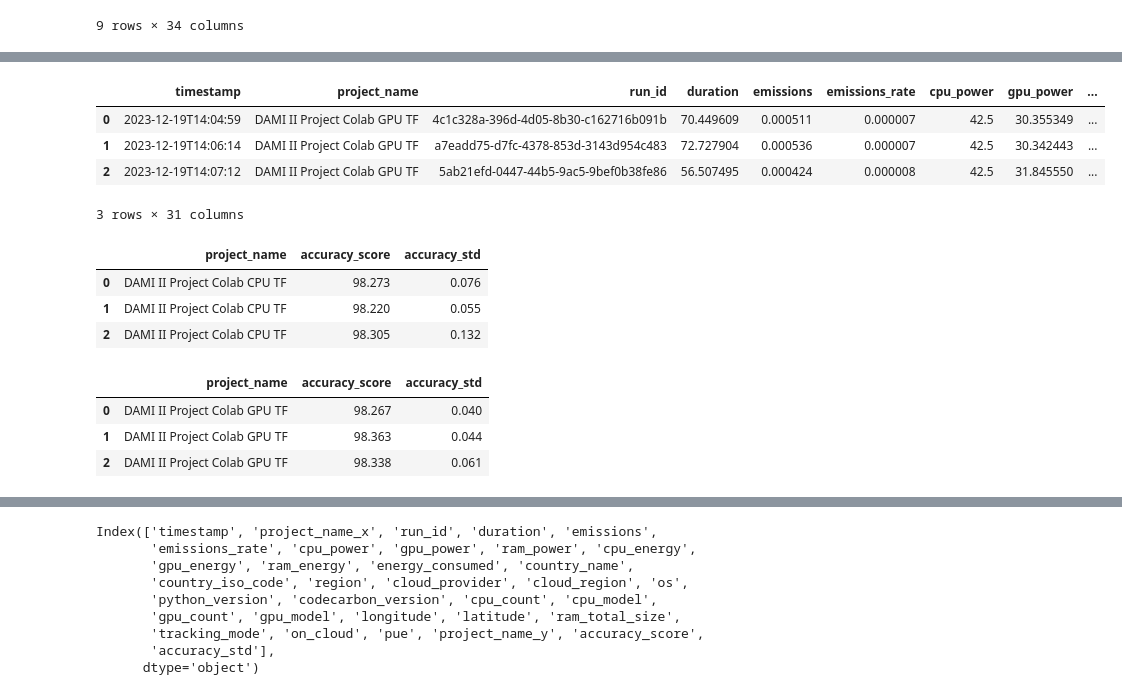
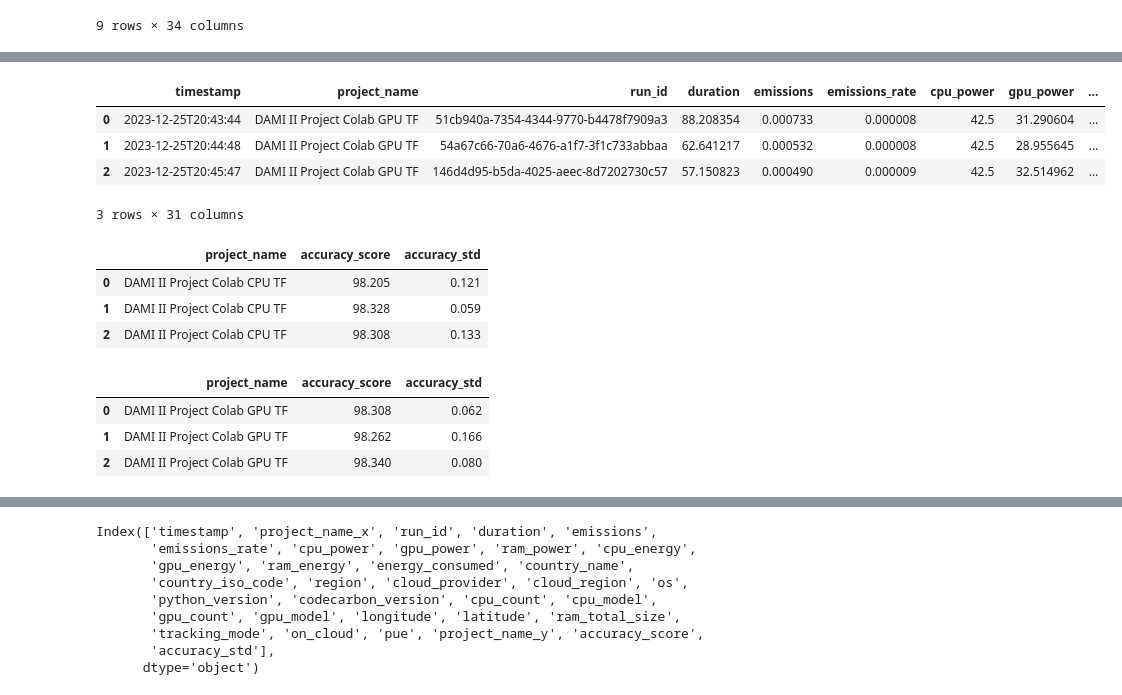
Before and after one commit to GParolini/greenAI, a Jupyter notebook: notebook_dami_II_project.ipynb, the cells around one changed output, grey strips where cells are left out. Saved outputs shown, nothing was run; the diff lists cells and outputs as text; code cells hidden in the pictures.

```diff
--- a/notebook_dami_II_project.ipynb
+++ b/notebook_dami_II_project.ipynb
@@ -718,29 +726,29 @@ df3
 3 rows × 31 columns
 # %%
-df4 = pd.read_csv("emissions_gpu_colab.csv")
+df4 = pd.read_csv("emissions_gpu_colab_25_12.csv")
 df4
 # %% [output]
 |  | timestamp | project_name | run_id | duration | emissions | emissions_rate | cpu_power | gpu_power | ... |
-| 0 | 2023-12-19T14:04:59 | DAMI II Project Colab GPU TF | 4c1c328a-396d-4d05-8b30-c162716b091b | 70.449609 | 0.000511 | 0.000007 | 42.5 | 30.355349 | ... |
-| 1 | 2023-12-19T14:06:14 | DAMI II Project Colab GPU TF | a7eadd75-d7fc-4378-853d-3143d954c483 | 72.727904 | 0.000536 | 0.000007 | 42.5 | 30.342443 | ... |
-| 2 | 2023-12-19T14:07:12 | DAMI II Project Colab GPU TF | 5ab21efd-0447-44b5-9ac5-9bef0b38fe86 | 56.507495 | 0.000424 | 0.000008 | 42.5 | 31.845550 | ... |
+| 0 | 2023-12-25T20:43:44 | DAMI II Project Colab GPU TF | 51cb940a-7354-4344-9770-b4478f7909a3 | 88.208354 | 0.000733 | 0.000008 | 42.5 | 31.290604 | ... |
+| 1 | 2023-12-25T20:44:48 | DAMI II Project Colab GPU TF | 54a67c66-70a6-4676-a1f7-3f1c733abbaa | 62.641217 | 0.000532 | 0.000008 | 42.5 | 28.955645 | ... |
+| 2 | 2023-12-25T20:45:47 | DAMI II Project Colab GPU TF | 146d4d95-b5da-4025-aeec-8d7202730c57 | 57.150823 | 0.000490 | 0.000009 | 42.5 | 32.514962 | ... |
 3 rows × 31 columns
 # %%
-df5 = pd.read_csv("accuracy_scores_cpu_colab.csv", header=None, names=colnames)
+df5 = pd.read_csv("accuracy_scores_cpu_colab_25_12.csv", header=None, names=colnames)
 df5
 # %% [output]
 |  | project_name | accuracy_score | accuracy_std |
-| 0 | DAMI II Project Colab CPU TF | 98.273 | 0.076 |
-| 1 | DAMI II Project Colab CPU TF | 98.220 | 0.055 |
-| 2 | DAMI II Project Colab CPU TF | 98.305 | 0.132 |
+| 0 | DAMI II Project Colab CPU TF | 98.205 | 0.121 |
+| 1 | DAMI II Project Colab CPU TF | 98.328 | 0.059 |
+| 2 | DAMI II Project Colab CPU TF | 98.308 | 0.133 |
 # %%
-df6 = pd.read_csv("accuracy_scores_gpu_colab.csv", header=None, names=colnames)
+df6 = pd.read_csv("accuracy_scores_gpu_colab_25_12.csv", header=None, names=colnames)
 df6
 # %% [output]
 |  | project_name | accuracy_score | accuracy_std |
-| 0 | DAMI II Project Colab GPU TF | 98.267 | 0.040 |
-| 1 | DAMI II Project Colab GPU TF | 98.363 | 0.044 |
-| 2 | DAMI II Project Colab GPU TF | 98.338 | 0.061 |
+| 0 | DAMI II Project Colab GPU TF | 98.308 | 0.062 |
+| 1 | DAMI II Project Colab GPU TF | 98.262 | 0.166 |
+| 2 | DAMI II Project Colab GPU TF | 98.340 | 0.080 |
 # %%
 df_join2 = pd.merge(df3, df5, left_index=True, right_index=True).reset_index(drop=True)
 df_join2
```
Also changed, not shown: parts of 24 cells of this notebook, 2 other files.
